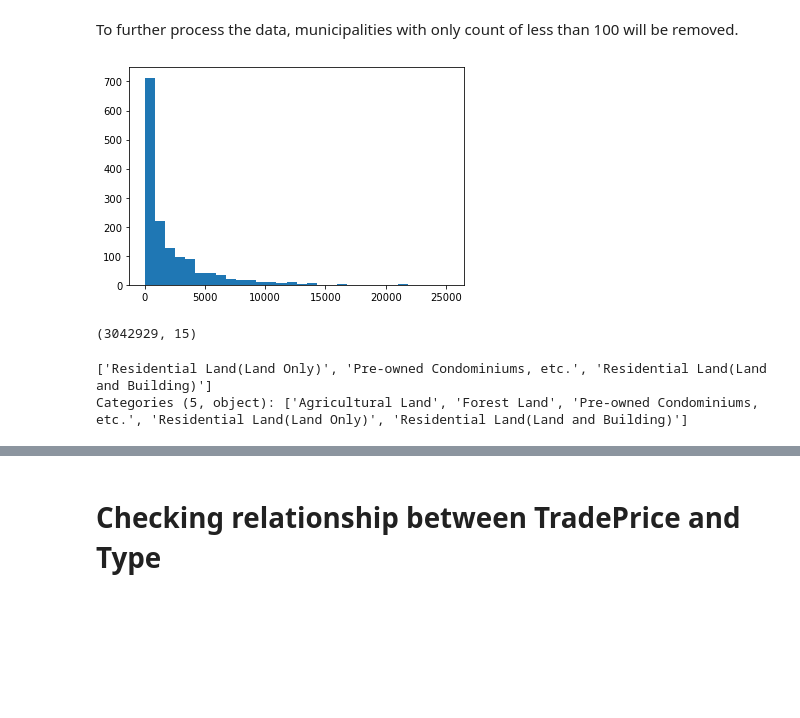
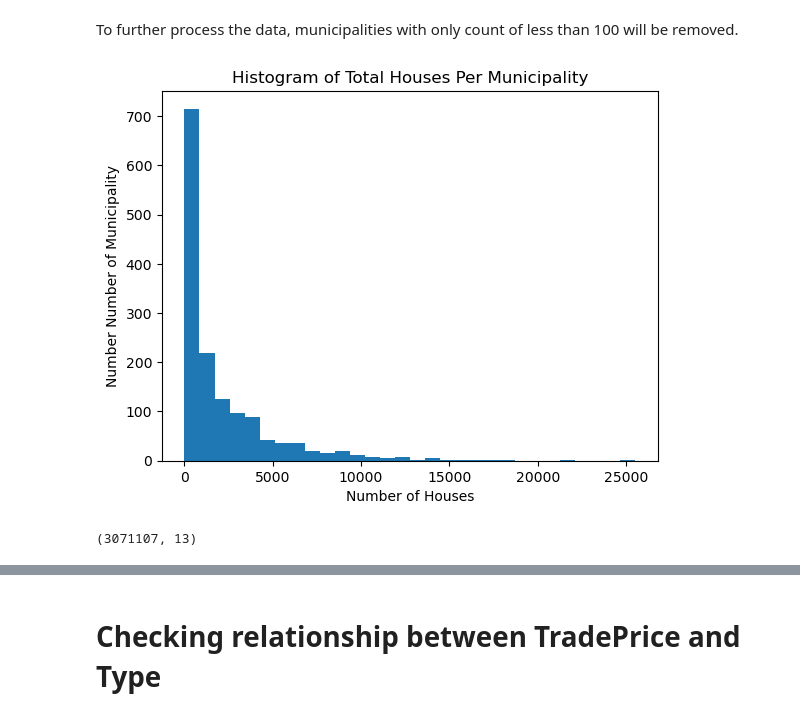
Before and after one commit to aronnicksnts/kaggle-projects, a Jupyter notebook: Japan Real Estate Prediction/Japan Real Estate Price Prediction.ipynb, the cells around one changed output, grey strips where cells are left out. Drawn from its saved outputs; the diff is of its cells as text; code cells hidden in the pictures; blank space fills up the shorter version.

```diff
--- a/Japan Real Estate Prediction/Japan Real Estate Price Prediction.ipynb
+++ b/Japan Real Estate Prediction/Japan Real Estate Price Prediction.ipynb
@@ -234,4 +263,4 @@ Are moderately to highly correlated, thus AreaIsGreaterFlag column and CoverageR
 # %%
-df.drop(columns=['AreaIsGreaterFlag', 'CoverageRatio'], inplace=True)
+df.drop(columns=['AreaIsGreaterFlag', 'CoverageRatio', 'MaxTimeToNearestStation'], inplace=True)
 df.head()
 # %% [output]
@@ -311,2 +272,0 @@ From this, it appears that less than 0.5% is between 6.614 and 18.318 of the Tra
-# %%
-df = df.loc[df['TradePrice'] > 18.318]
@@ -335,2 +272,0 @@ From this, it appears that less than 0.5% is also above 28.83, these data would
-# %%
-df = df.loc[df['TradePrice'] < 28.83]
@@ -337,3 +289,5 @@ df = df.loc[df['TradePrice'] < 28.83]
+# %%
+df['TPMil'] = df['TradePrice'].div(1000000)
 # %% [markdown]
 # Knowing relationship between Prefectures and TradePrice
 # %% [markdown]
@@ -405,18 +351,17 @@ To further process the data, municipalities with only count of less than 100 wil
 # %%
 numMunicipality = df['Municipality'].value_counts(dropna=True, sort=True)
 plt.hist(numMunicipality.values, bins=30)
+plt.title("Histogram of Total Houses Per Municipality")
+plt.xlabel("Number of Houses")
+plt.ylabel("Number Number of Municipality")
+plt.savefig('HistogramHousePerMuni.png', dpi=300, bbox_inches='tight')
 plt.show()
 # %% [output]
-[figure, old version]
+[figure, new version]
 # %%
 for mncplt in numMunicipality.keys():
     if numMunicipality[mncplt] < 100:
         df.drop(df[df['Municipality'] == mncplt].index, inplace=True)
 df.shape
 # %% [output]
-(3042929, 15)
+(3071107, 13)
-# %%
-df['Type'].unique()
-# %% [output]
-['Residential Land(Land Only)', 'Pre-owned Condominiums, etc.', 'Residential Land(Land and Building)']
-Categories (5, object): ['Agricultural Land', 'Forest Land', 'Pre-owned Condominiums, etc.', 'Residential Land(Land Only)', 'Residential Land(Land and Building)']
```
Also changed, not shown: parts of 108 cells of this notebook, 16 other files.
